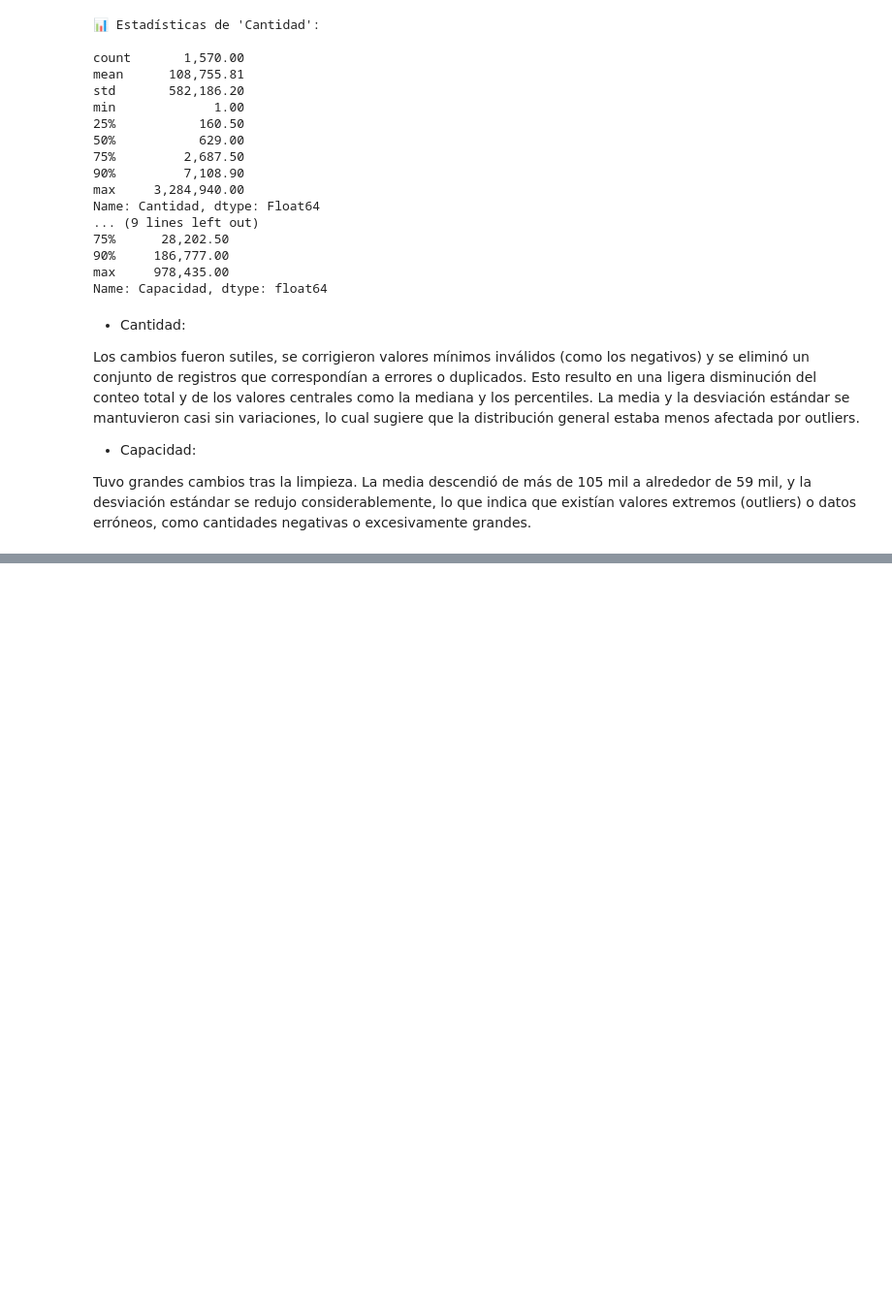
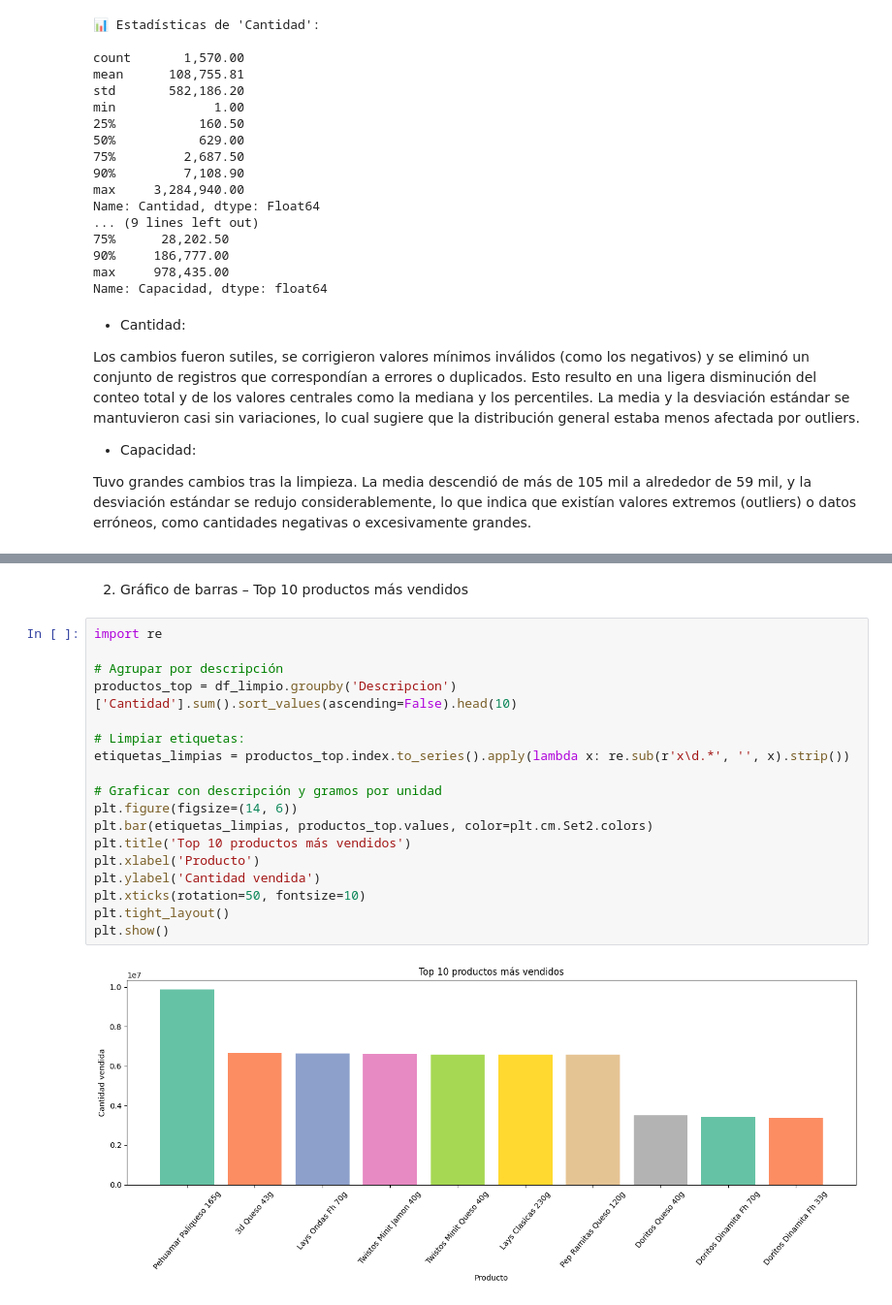
Before and after one commit to ISPC-CDIA/DataTeam---Proyecto-ABP-Analista-de-Datos-2025, a Jupyter notebook: JupiterNotebook/EVIDENCIA 3/Proyecto_Analisis_de_datos_Grupo_8_PepsiCo.ipynb, the cells around one changed output, grey strips where cells are left out. Shown: that part at 97% size. Drawn from its saved outputs; the diff is of its cells as text; blank space fills up the shorter version.

```diff
--- a/JupiterNotebook/EVIDENCIA 3/Proyecto_Analisis_de_datos_Grupo_8_PepsiCo.ipynb
+++ b/JupiterNotebook/EVIDENCIA 3/Proyecto_Analisis_de_datos_Grupo_8_PepsiCo.ipynb
@@ -637,0 +663,22 @@ Tuvo grandes cambios tras la limpieza. La media descendió de más de 105 mil a
+# %% [markdown]
+2. Gráfico de barras – Top 10 productos más vendidos
+# %%
+import re
+
+# Agrupar por descripción
+productos_top = df_limpio.groupby('Descripcion')['Cantidad'].sum().sort_values(ascending=False).head(10)
+
+# Limpiar etiquetas:
+etiquetas_limpias = productos_top.index.to_series().apply(lambda x: re.sub(r'x\d.*', '', x).strip())
+
+# Graficar con descripción y gramos por unidad
+plt.figure(figsize=(14, 6))
+plt.bar(etiquetas_limpias, productos_top.values, color=plt.cm.Set2.colors)
+plt.title('Top 10 productos más vendidos')
+plt.xlabel('Producto')
+plt.ylabel('Cantidad vendida')
+plt.xticks(rotation=50, fontsize=10)
+plt.tight_layout()
+plt.show()
+# %% [output]
+[figure, added]
```
Also changed, not shown: parts of 9 cells of this notebook.
